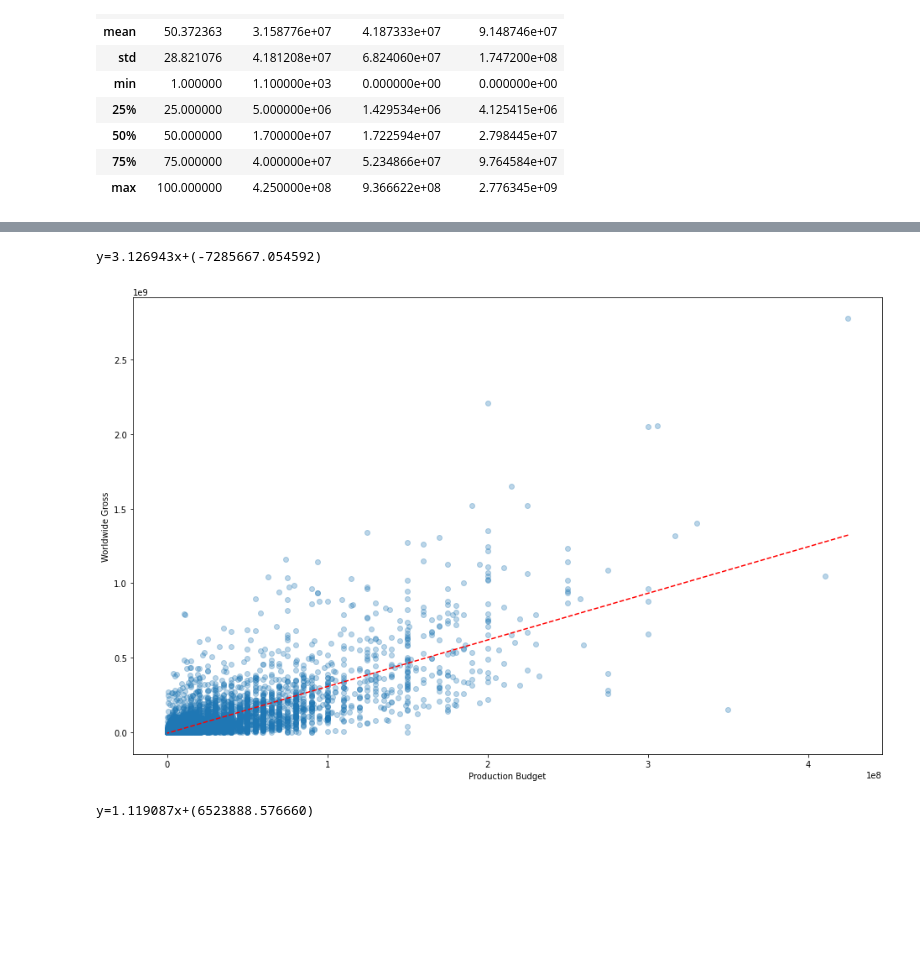
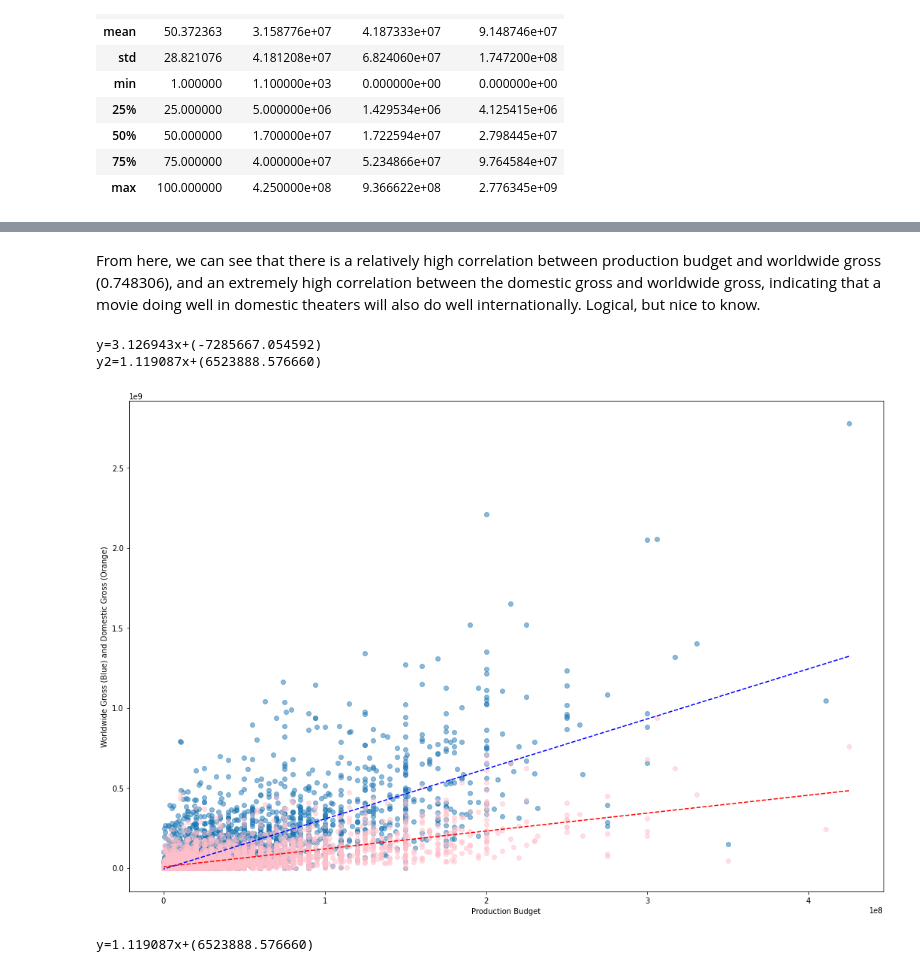
Before and after one commit to KPMcDonough49/dsc-phase-1-project, a Jupyter notebook: vc_working_notebooks/tn_cleaning.ipynb, the cells around one changed output, grey strips where cells are left out. Saved outputs shown, nothing was run; the diff lists cells and outputs as text; code cells hidden in the pictures; blank space fills up the shorter version.

```diff
--- a/vc_working_notebooks/tn_cleaning.ipynb
+++ b/vc_working_notebooks/tn_cleaning.ipynb
@@ -61,38 +78,46 @@ df.describe()
+# %% [markdown]
+From here, we can see that there is a relatively high correlation between production budget and worldwide gross (0.748306), and an extremely high correlation between the domestic gross and worldwide gross, indicating that a movie doing well in domestic theaters will also do well internationally. Logical, but nice to know.
 # %%
 #scatterplot of production budget vs worldwide gross
 import matplotlib.pyplot as plt
 from matplotlib.axis import Axis
 import seaborn as sns
 import numpy as np
 import pylab as plb
 
 
 #code for basic scatter plot
 x = df['prod_budg_fixed']
 y = df['world_gross_fixed']
 
-fig, ax = plt.subplots(figsize=(16, 10))
+fig, ax = plt.subplots(figsize=(18, 12))
 
 #going for more of a 'heatmap' style plot for readability, so opacity is low
-ax.scatter(x, y, alpha=0.3)
+ax.scatter(x, y, alpha=0.5)
 ax.set_xlabel('Production Budget')
-ax.set_ylabel('Worldwide Gross')
+ax.set_ylabel('Worldwide Gross (Blue) and Domestic Gross (Orange)')
 
-#plt.ylim(-100000, 1000000000)
-#plt.xlim(-100000, 125000000)
+#domestic gross scatter plot
+y2 = df['dom_gross_fixed']
+ax.scatter(x, y2, alpha=0.5, c='pink')
+
 
 #finding the trend line
 z = np.polyfit(x,y,1)
 p = np.poly1d(z)
-plb.plot(x, p(x), 'r--')
-#Supposedly the equation for the line
+plb.plot(x, p(x), 'b--')
+#Supposedly the equation for the line (need to look into this more to understand it)
 print("y=%.6fx+(%.6f)"%(z[0],z[1]))
 
-#needs further cleaning; can see somewhat of a positive correlation but too many outliers
-#a Pearson correlation coefficient column would be good here
+#second trend line
+z2 = np.polyfit(x,y2,1)
+p2 = np.poly1d(z2)
+plb.plot(x, p2(x), 'r--')
+print("y2=%.6fx+(%.6f)"%(z2[0],z2[1]))
 # %% [output]
 y=3.126943x+(-7285667.054592)
+y2=1.119087x+(6523888.576660)
-[figure, old version]
+[figure, new version]
 # %%
 #scatterplot of production budge vs domestic gross
 x = df['prod_budg_fixed']
```
Also changed, not shown: parts of 8 cells of this notebook.
